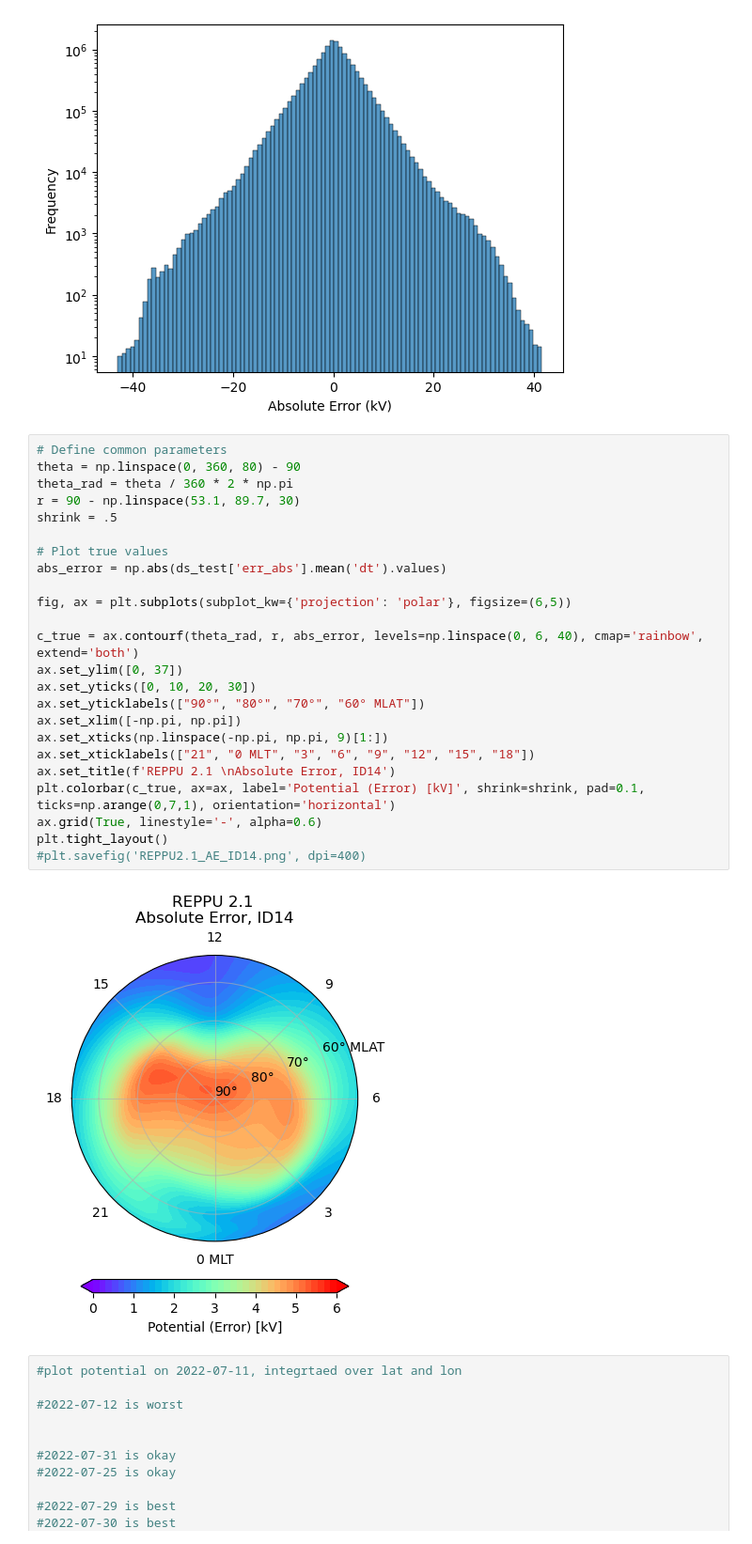
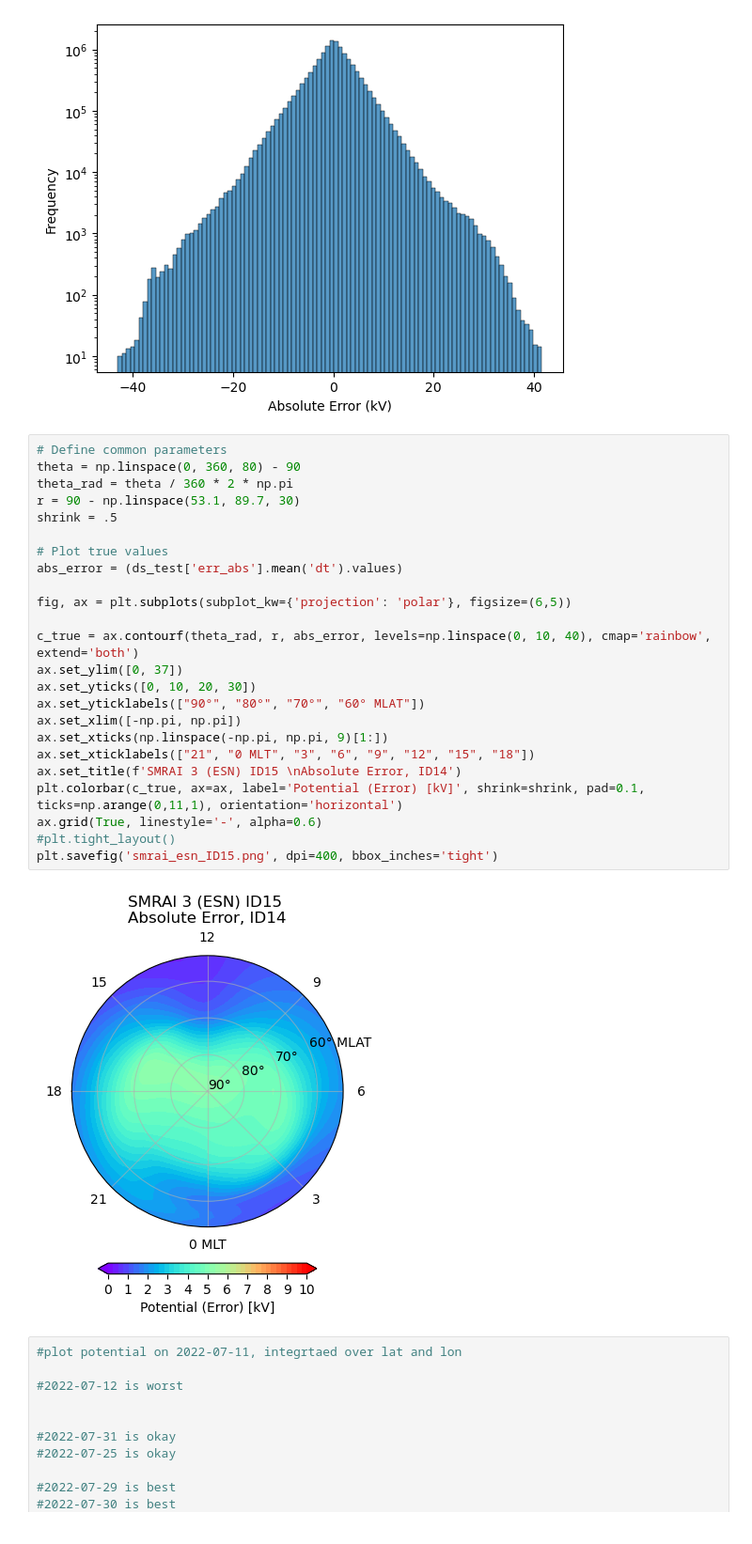
Before and after one commit to reddy-sachin/REPPU-ESN2, a Jupyter notebook: SR_ML/SMRAI_potential.ipynb, the cells around one changed output. Shown at 94% size. Drawn from its saved outputs; the diff is of its cells as text.

```diff
--- a/SR_ML/SMRAI_potential.ipynb
+++ b/SR_ML/SMRAI_potential.ipynb
@@ -265,29 +276,29 @@ plt.yscale('log')
 # %%
 # Define common parameters
 theta = np.linspace(0, 360, 80) - 90
 theta_rad = theta / 360 * 2 * np.pi
 r = 90 - np.linspace(53.1, 89.7, 30)
 shrink = .5
 
 # Plot true values
-abs_error = np.abs(ds_test['err_abs'].mean('dt').values)
+abs_error = (ds_test['err_abs'].mean('dt').values)
 
 fig, ax = plt.subplots(subplot_kw={'projection': 'polar'}, figsize=(6,5))
 
-c_true = ax.contourf(theta_rad, r, abs_error, levels=np.linspace(0, 6, 40), cmap='rainbow', extend='both')
+c_true = ax.contourf(theta_rad, r, abs_error, levels=np.linspace(0, 10, 40), cmap='rainbow', extend='both')
 ax.set_ylim([0, 37])
 ax.set_yticks([0, 10, 20, 30])
 ax.set_yticklabels(["90°", "80°", "70°", "60° MLAT"])
 ax.set_xlim([-np.pi, np.pi])
 ax.set_xticks(np.linspace(-np.pi, np.pi, 9)[1:])
 ax.set_xticklabels(["21", "0 MLT", "3", "6", "9", "12", "15", "18"])
-ax.set_title(f'REPPU 2.1 \nAbsolute Error, ID14')
-plt.colorbar(c_true, ax=ax, label='Potential (Error) [kV]', shrink=shrink, pad=0.1, ticks=np.arange(0,7,1), orientation='horizontal')
+ax.set_title(f'SMRAI 3 (ESN) ID15 \nAbsolute Error, ID14')
+plt.colorbar(c_true, ax=ax, label='Potential (Error) [kV]', shrink=shrink, pad=0.1, ticks=np.arange(0,11,1), orientation='horizontal')
 ax.grid(True, linestyle='-', alpha=0.6)
-plt.tight_layout()
-#plt.savefig('REPPU2.1_AE_ID14.png', dpi=400)
+#plt.tight_layout()
+plt.savefig('smrai_esn_ID15.png', dpi=400, bbox_inches='tight')
 # %% [output]
-[figure, old version]
+[figure, new version]
 # %%
 #plot potential on 2022-07-11, integrtaed over lat and lon
 
```
Also changed, not shown: parts of 3 cells of this notebook, 3 other files.
